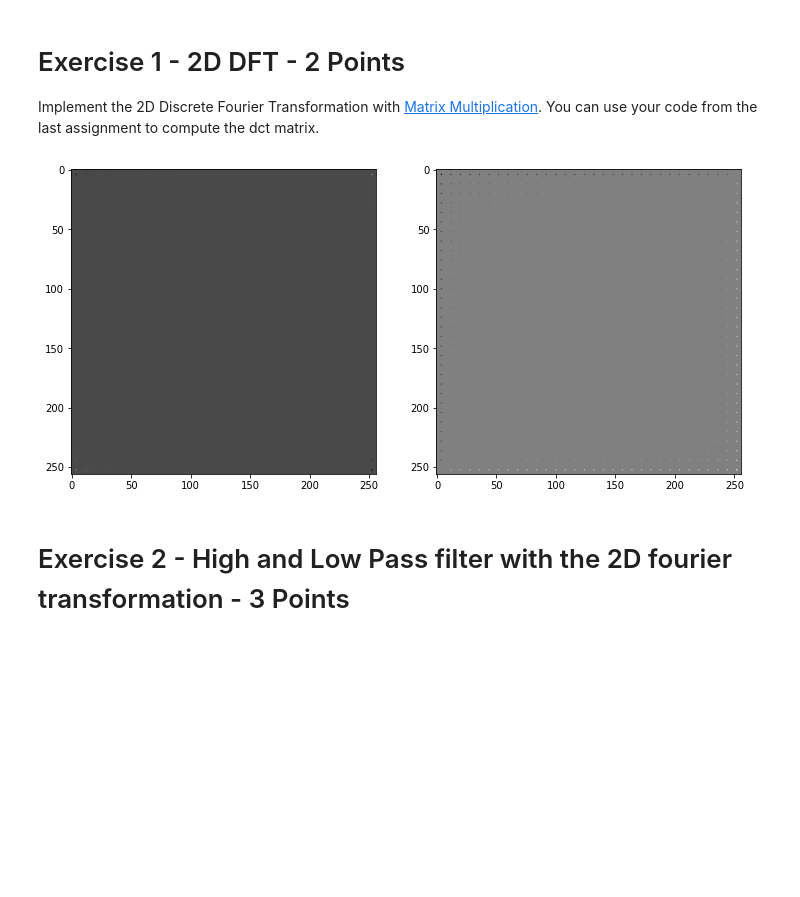
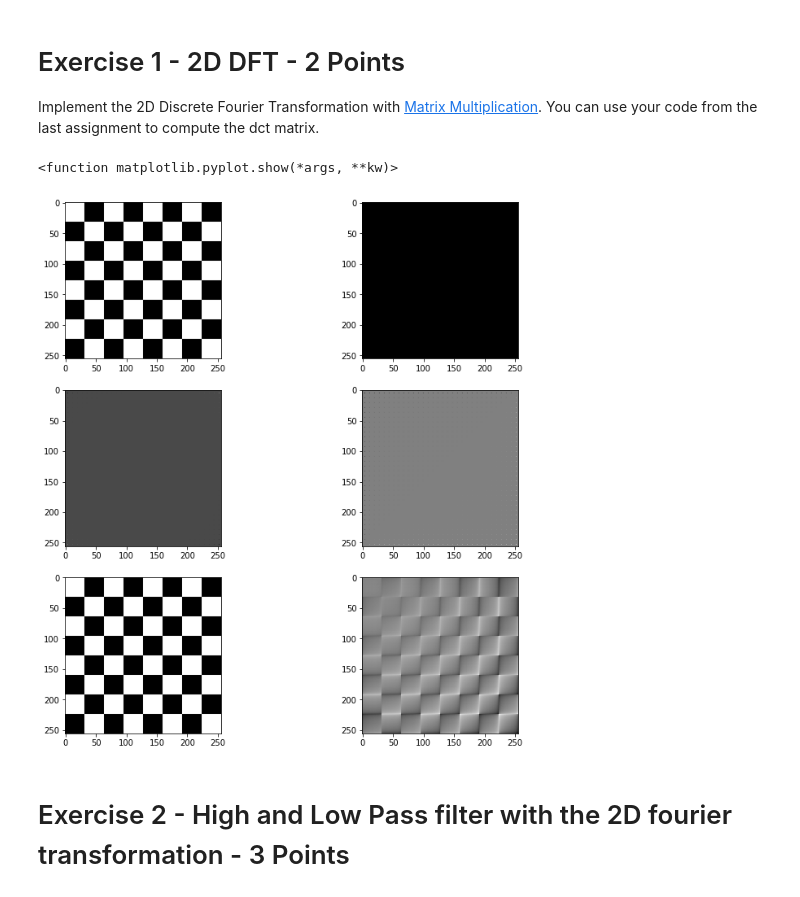
Before and after one commit to oleksa-oleksa/Image_Processing_SS2020_FU_Berlin, a Jupyter notebook: assignments/07_assignment.ipynb, the cells around one changed output. Saved outputs shown, nothing was run; the diff lists cells and outputs as text; code cells hidden in the pictures; blank space fills up the shorter version.

Commit message:
2d dft got the same result as with numpy functions (picture are equal)

```diff
--- a/assignments/07_assignment.ipynb
+++ b/assignments/07_assignment.ipynb
@@ -44,13 +44,9 @@ plt.show()
 # Exercise 1 - 2D DFT - 2 Points
 Implement the 2D Discrete Fourier Transformation with [Matrix Multiplication](https://en.wikipedia.org/wiki/DFT_matrix). You can use your code from the last assignment to compute the dct matrix.
 # %%
-# code from assignment 6
+# my DFT Matrix code from assignment 6
 def dft_matrix(n):
-    """
-    Returns the Discrete Fourier Transformation Matrix of order `n`.
-    """
     omega = np.exp( - 2 * np.pi * 1J / n )
-
     W = np.ones((n,n), dtype=complex)
 
     for x in range(n):
@@ -59,43 +55,75 @@ def dft_matrix(n):
             W[x, y] = omega**(x*y)
     return W / np.sqrt(n)
 
+# new code for inverse DFT Matrix
+def dft_inverse(n):
+    omega = np.exp(2 * np.pi * 1J / n )
+    W = np.ones((n,n), dtype=complex)
+
+    for x in range(n):
+        for y in range(n):
+             # W = (omega**(j*k)) / sqrt(N) where j, k= 0..N-1
+            W[x, y] = omega**(x*y)
+    return W / n
+
 def dft2d(img):
     """
     Returns the 2d discrete fourier transformation
     """
     # your code here
-    size = max(img.shape[0],img.shape[0])
+
+    size = min(img.shape[0],img.shape[1])
     W = dft_matrix(size)
 
     dft = np.dot(W, img)
     dft2d = np.dot(dft, W)
     return dft2d
+
+    # check solution with numpy
     #return numpy_fft2(img)
 
 def inv_dft2d(x):
     """
     Returns the 2d inverse discrete fourier transformation
     """
     # your code here
-    return numpy_ifft2(x)
+    size = min(x.shape[0],x.shape[1])
+    W_inv = dft_inverse(size)
+
+    dft_inv = np.dot(W_inv, x)
+    dft2d_inv = np.dot(dft_inv, W_inv)
+    return dft2d_inv
+
+    # check solution with numpy
+    #return numpy_ifft2(x)
 
 
 def chess_board(n=8, field_size=32):
     board = np.zeros((n*field_size, n*field_size))
     s = field_size
     for i in range(n):
         for j in range(n):
             if (i + j) % 2 == 0:
                 board[i*s:(i+1)*s, j*s:(j+1)*s] = 1
     return board
 
-plt.subplot(121)
+# plot all functions: chess board, dft2d and inverse
+plt.subplot(321)
+plt.imshow(np.real(chess_board()), cmap='gray')
+plt.subplot(322)
+plt.imshow(np.imag(chess_board()), cmap='gray')
+plt.subplot(323)
 plt.imshow(np.real(dft2d(chess_board())), cmap='gray')
-plt.subplot(122)
+plt.subplot(324)
 plt.imshow(np.imag(dft2d(chess_board())), cmap='gray')
-plt.show()
+plt.subplot(325)
+plt.imshow(np.real(inv_dft2d(dft2d(chess_board()))), cmap='gray')
+plt.subplot(326)
+plt.imshow(np.imag(inv_dft2d(dft2d(chess_board()))), cmap='gray')
+plt.show
 # %% [output]
+<function matplotlib.pyplot.show(*args, **kw)>
-[figure, old version]
+[figure, new version]
 # %% [markdown]
 # Exercise 2 - High and Low Pass filter with the 2D fourier transformation - 3 Points
 # %%
```
